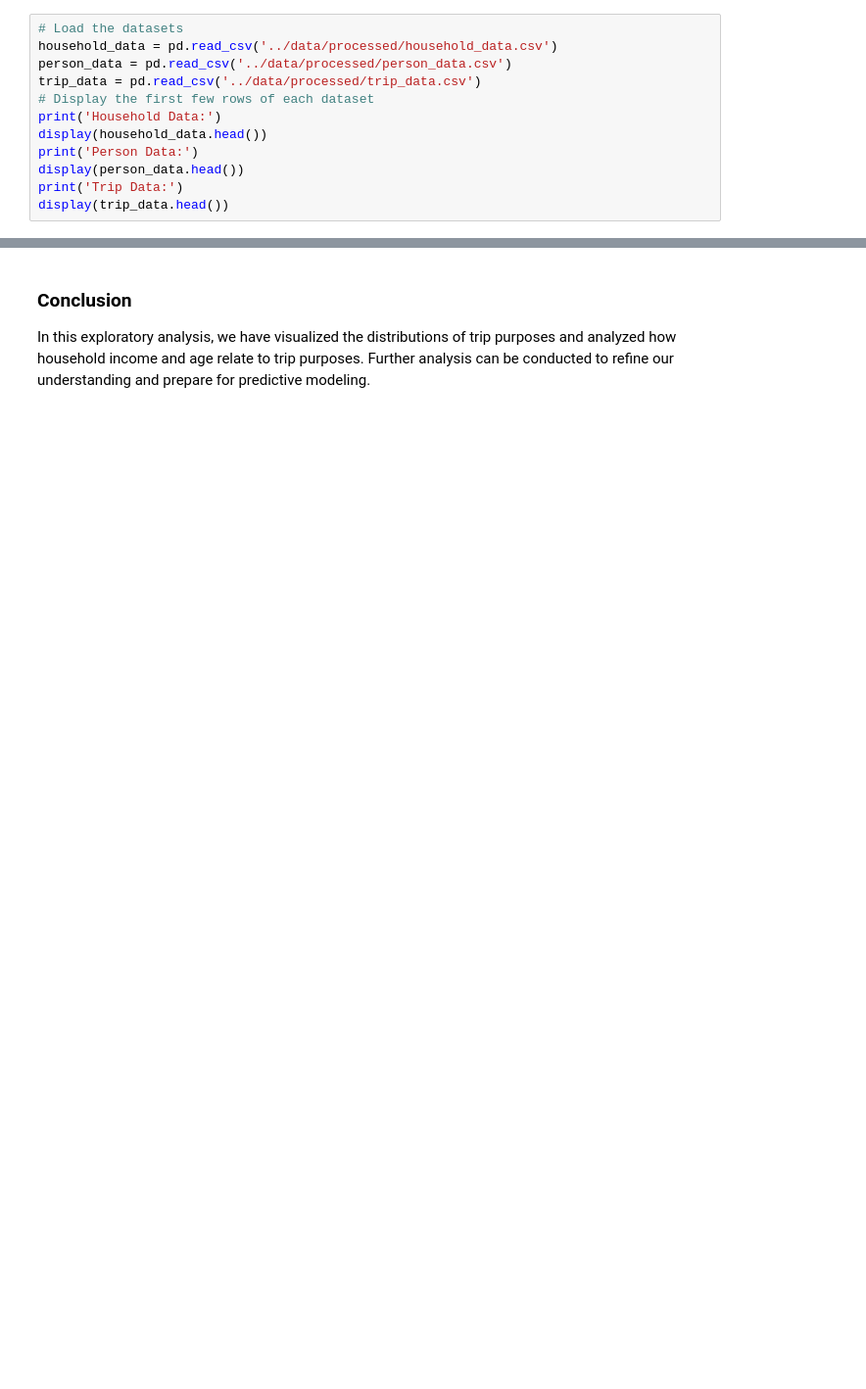
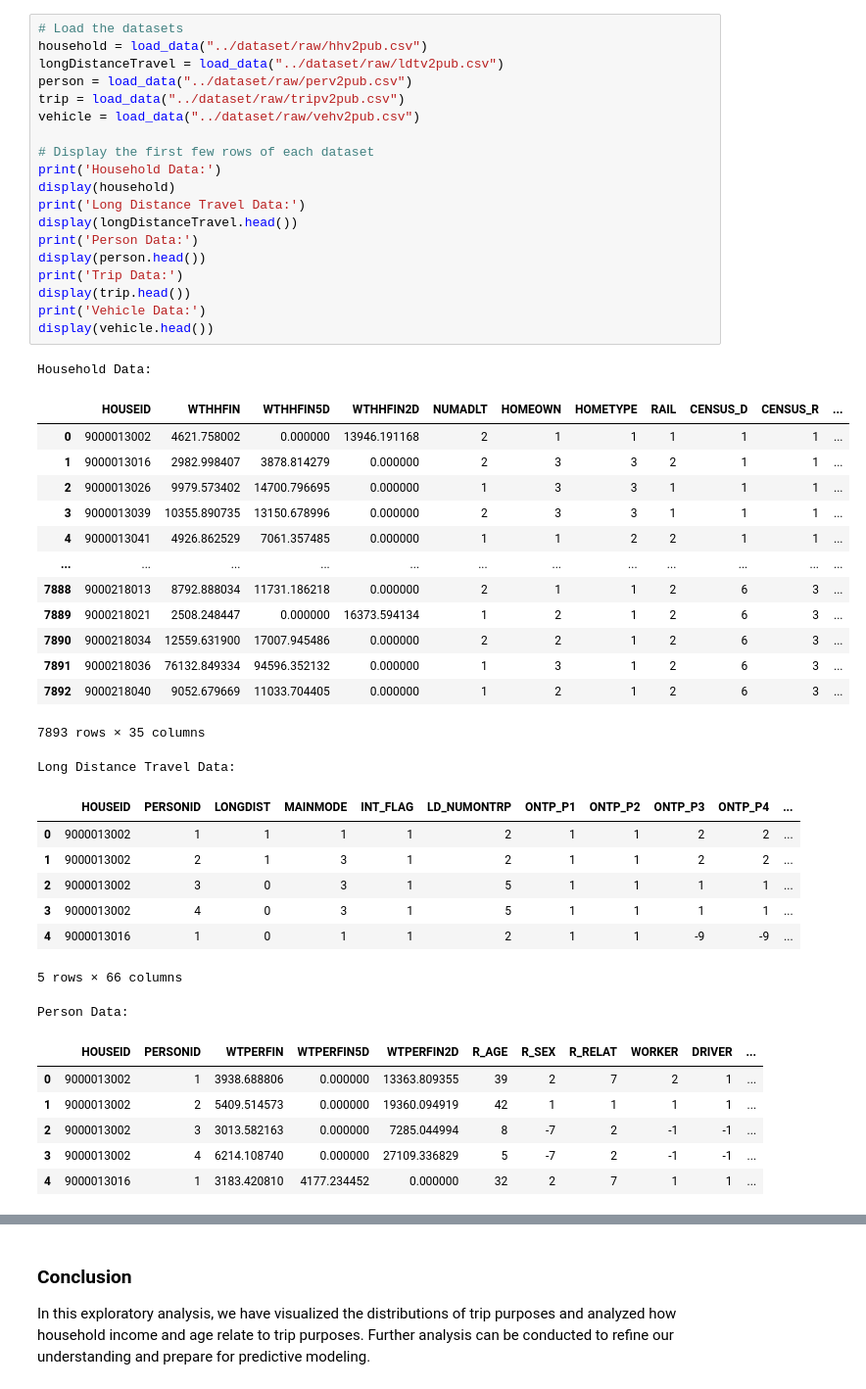
Before and after one commit to Xerconia/Transitlytics, a Jupyter notebook: notebooks/exploratory_analysis.ipynb, the cells around one changed output, grey strips where cells are left out. Shown at 98% size. Cells and saved outputs as stored; diff of their text form; blank space fills up the shorter version.

```diff
--- a/notebooks/exploratory_analysis.ipynb
+++ b/notebooks/exploratory_analysis.ipynb
@@ -10,12 +25,49 @@ sns.set(style='whitegrid')
 # %%
 # Load the datasets
-household_data = pd.read_csv('../data/processed/household_data.csv')
-person_data = pd.read_csv('../data/processed/person_data.csv')
-trip_data = pd.read_csv('../data/processed/trip_data.csv')
+household = load_data("../dataset/raw/hhv2pub.csv")
+longDistanceTravel = load_data("../dataset/raw/ldtv2pub.csv")
+person = load_data("../dataset/raw/perv2pub.csv")
+trip = load_data("../dataset/raw/tripv2pub.csv")
+vehicle = load_data("../dataset/raw/vehv2pub.csv")
+
 # Display the first few rows of each dataset
 print('Household Data:')
-display(household_data.head())
+display(household)
+print('Long Distance Travel Data:')
+display(longDistanceTravel.head())
 print('Person Data:')
-display(person_data.head())
+display(person.head())
 print('Trip Data:')
-display(trip_data.head())
+display(trip.head())
+print('Vehicle Data:')
+display(vehicle.head())
+# %% [output]
+Household Data:
+|  | HOUSEID | WTHHFIN | WTHHFIN5D | WTHHFIN2D | NUMADLT | HOMEOWN | HOMETYPE | RAIL | CENSUS_D | CENSUS_R | ... |
+| 0 | 9000013002 | 4621.758002 | 0.000000 | 13946.191168 | 2 | 1 | 1 | 1 | 1 | 1 | ... |
+| 1 | 9000013016 | 2982.998407 | 3878.814279 | 0.000000 | 2 | 3 | 3 | 2 | 1 | 1 | ... |
+| 2 | 9000013026 | 9979.573402 | 14700.796695 | 0.000000 | 1 | 3 | 3 | 1 | 1 | 1 | ... |
+| 3 | 9000013039 | 10355.890735 | 13150.678996 | 0.000000 | 2 | 3 | 3 | 1 | 1 | 1 | ... |
+| 4 | 9000013041 | 4926.862529 | 7061.357485 | 0.000000 | 1 | 1 | 2 | 2 | 1 | 1 | ... |
+| ... | ... | ... | ... | ... | ... | ... | ... | ... | ... | ... | ... |
+| 7888 | 9000218013 | 8792.888034 | 11731.186218 | 0.000000 | 2 | 1 | 1 | 2 | 6 | 3 | ... |
+| 7889 | 9000218021 | 2508.248447 | 0.000000 | 16373.594134 | 1 | 2 | 1 | 2 | 6 | 3 | ... |
+| 7890 | 9000218034 | 12559.631900 | 17007.945486 | 0.000000 | 2 | 2 | 1 | 2 | 6 | 3 | ... |
+| 7891 | 9000218036 | 76132.849334 | 94596.352132 | 0.000000 | 1 | 3 | 1 | 2 | 6 | 3 | ... |
+| 7892 | 9000218040 | 9052.679669 | 11033.704405 | 0.000000 | 1 | 2 | 1 | 2 | 6 | 3 | ... |
+7893 rows × 35 columns
+Long Distance Travel Data:
+|  | HOUSEID | PERSONID | LONGDIST | MAINMODE | INT_FLAG | LD_NUMONTRP | ONTP_P1 | ONTP_P2 | ONTP_P3 | ONTP_P4 | ... |
+| 0 | 9000013002 | 1 | 1 | 1 | 1 | 2 | 1 | 1 | 2 | 2 | ... |
+| 1 | 9000013002 | 2 | 1 | 3 | 1 | 2 | 1 | 1 | 2 | 2 | ... |
+| 2 | 9000013002 | 3 | 0 | 3 | 1 | 5 | 1 | 1 | 1 | 1 | ... |
+| 3 | 9000013002 | 4 | 0 | 3 | 1 | 5 | 1 | 1 | 1 | 1 | ... |
+| 4 | 9000013016 | 1 | 0 | 1 | 1 | 2 | 1 | 1 | -9 | -9 | ... |
+5 rows × 66 columns
+Person Data:
+|  | HOUSEID | PERSONID | WTPERFIN | WTPERFIN5D | WTPERFIN2D | R_AGE | R_SEX | R_RELAT | WORKER | DRIVER | ... |
+| 0 | 9000013002 | 1 | 3938.688806 | 0.000000 | 13363.809355 | 39 | 2 | 7 | 2 | 1 | ... |
+| 1 | 9000013002 | 2 | 5409.514573 | 0.000000 | 19360.094919 | 42 | 1 | 1 | 1 | 1 | ... |
+| 2 | 9000013002 | 3 | 3013.582163 | 0.000000 | 7285.044994 | 8 | -7 | 2 | -1 | -1 | ... |
+| 3 | 9000013002 | 4 | 6214.108740 | 0.000000 | 27109.336829 | 5 | -7 | 2 | -1 | -1 | ... |
+| 4 | 9000013016 | 1 | 3183.420810 | 4177.234452 | 0.000000 | 32 | 2 | 7 | 1 | 1 | ... |
```
Also changed, not shown: parts of 7 cells of this notebook, 1 other file.
